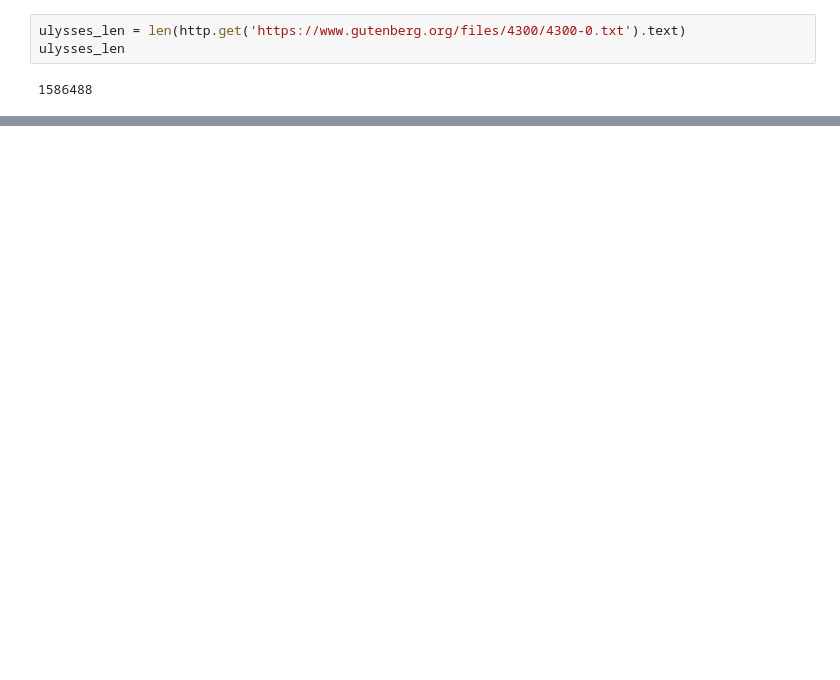
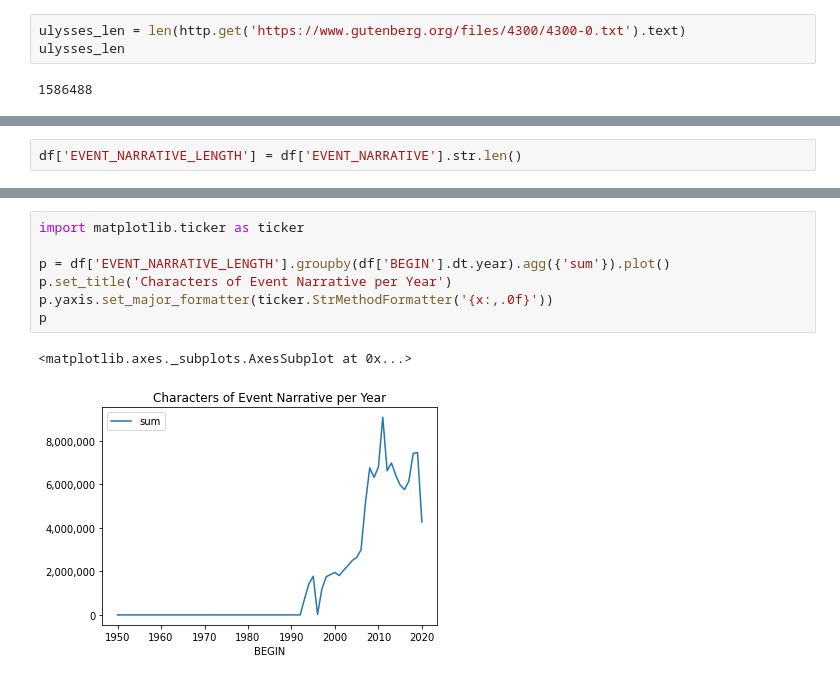
Before and after one commit to edsu/notebooks, a Jupyter notebook: Weather_Text.ipynb, the cells around one changed output, grey strips where cells are left out. Saved outputs shown, nothing was run; the diff lists cells and outputs as text; blank space fills up the shorter version.

```diff
--- a/Weather_Text.ipynb
+++ b/Weather_Text.ipynb
@@ -153,0 +196,2 @@ So there are 72 Ulysses worth of weather text :-)
+# %%
+df['EVENT_NARRATIVE_LENGTH'] = df['EVENT_NARRATIVE'].str.len()
@@ -153,0 +220,10 @@ So there are 72 Ulysses worth of weather text :-)
+# %%
+import matplotlib.ticker as ticker
+
+p = df['EVENT_NARRATIVE_LENGTH'].groupby(df['BEGIN'].dt.year).agg({'sum'}).plot()
+p.set_title('Characters of Event Narrative per Year')
+p.yaxis.set_major_formatter(ticker.StrMethodFormatter('{x:,.0f}'))
+p
+# %% [output]
+<matplotlib.axes._subplots.AxesSubplot at 0x...>
+[figure, added]
```
Also changed, not shown: parts of 67 cells of this notebook, 1 other file.
